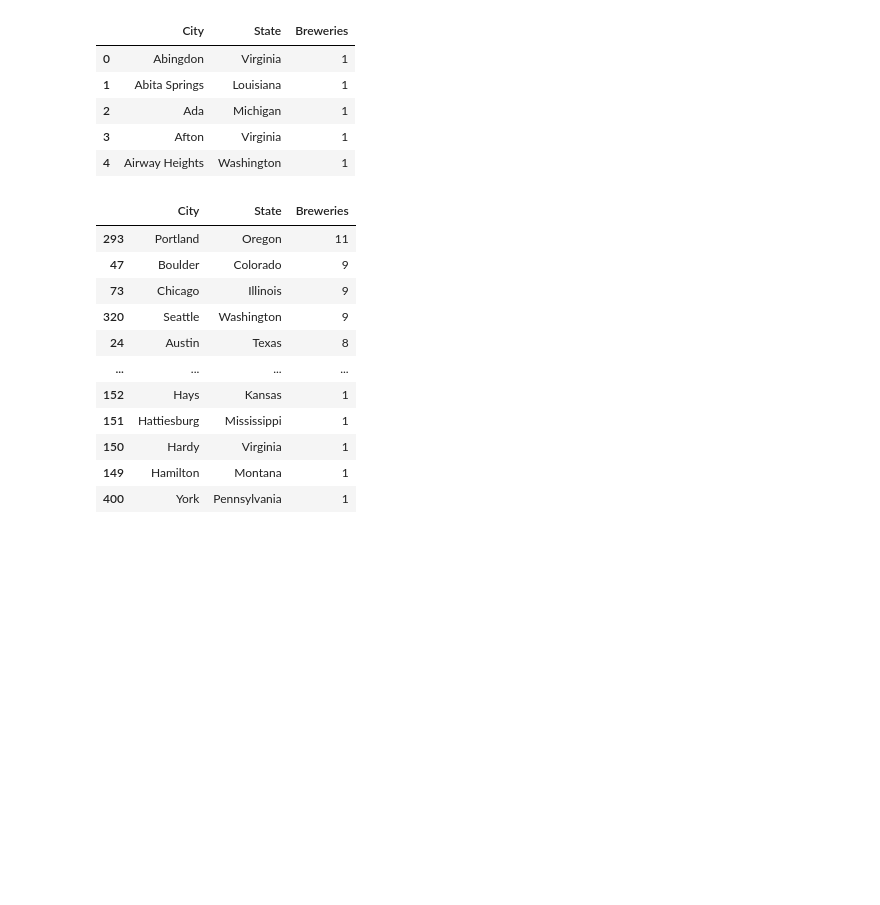
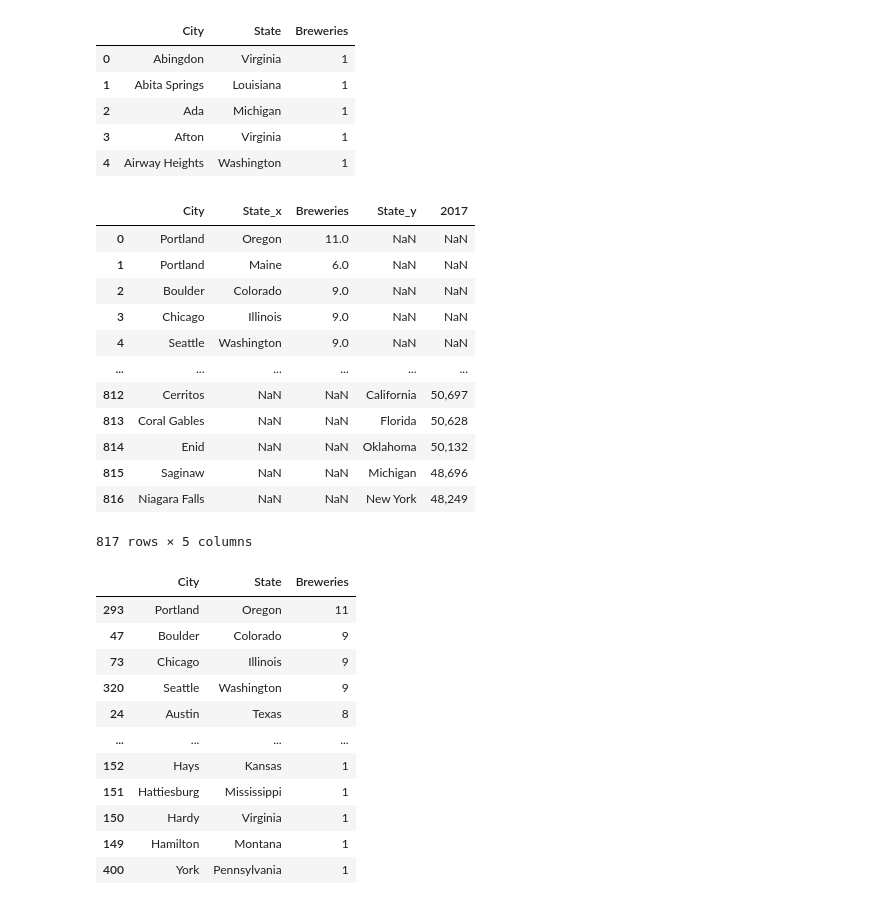
Before and after one commit to a-prospero/strange_brew, a Jupyter notebook: beer_analysis.ipynb, the cells around one changed output. Saved outputs shown, nothing was run; the diff lists cells and outputs as text; code cells hidden in the pictures; blank space fills up the shorter version.

```diff
--- a/beer_analysis.ipynb
+++ b/beer_analysis.ipynb
@@ -214,4 +214,4 @@ cities_pop.head()
 | 3 | 4 | 2,099,451 | 2,095,517 | 2,100,280 | 2,126,032 | 2,161,593 | 2,199,391 | 2,241,826 | 2,286,908 | 2,309,544 | ... |
 | 4 | 5 | 1,445,632 | 1,446,691 | 1,449,038 | 1,469,796 | 1,499,274 | 1,526,491 | 1,555,445 | 1,583,690 | 1,612,199 | ... |
 # %%
-city_pop_2017 = cities_pop.loc[:, [ "City", "State", "2017"]]
+city_population_2017 = cities_pop.loc[:, [ "City", "State", "2017"]]
@@ -288,3 +302,21 @@ city_pop_2017=pd.DataFrame(city_pop_2017)
+# %%
+populations_and_breweries = pd.merge(cities_totals, city_population_2017, how= "outer", on = ["City"])
+# %%
+populations_and_breweries
+# %% [output]
+|  | City | State_x | Breweries | State_y | 2017 |
+| 0 | Portland | Oregon | 11.0 | NaN | NaN |
+| 1 | Portland | Maine | 6.0 | NaN | NaN |
+| 2 | Boulder | Colorado | 9.0 | NaN | NaN |
+| 3 | Chicago | Illinois | 9.0 | NaN | NaN |
+| 4 | Seattle | Washington | 9.0 | NaN | NaN |
+| ... | ... | ... | ... | ... | ... |
+| 812 | Cerritos | NaN | NaN | California | 50,697 |
+| 813 | Coral Gables | NaN | NaN | Florida | 50,628 |
+| 814 | Enid | NaN | NaN | Oklahoma | 50,132 |
+| 815 | Saginaw | NaN | NaN | Michigan | 48,696 |
+| 816 | Niagara Falls | NaN | NaN | New York | 48,249 |
+817 rows × 5 columns
 # %%
 all_cities_br=pd.DataFrame(all_cities_br)
 # %%
```
Also changed, not shown: parts of 5 cells of this notebook.
